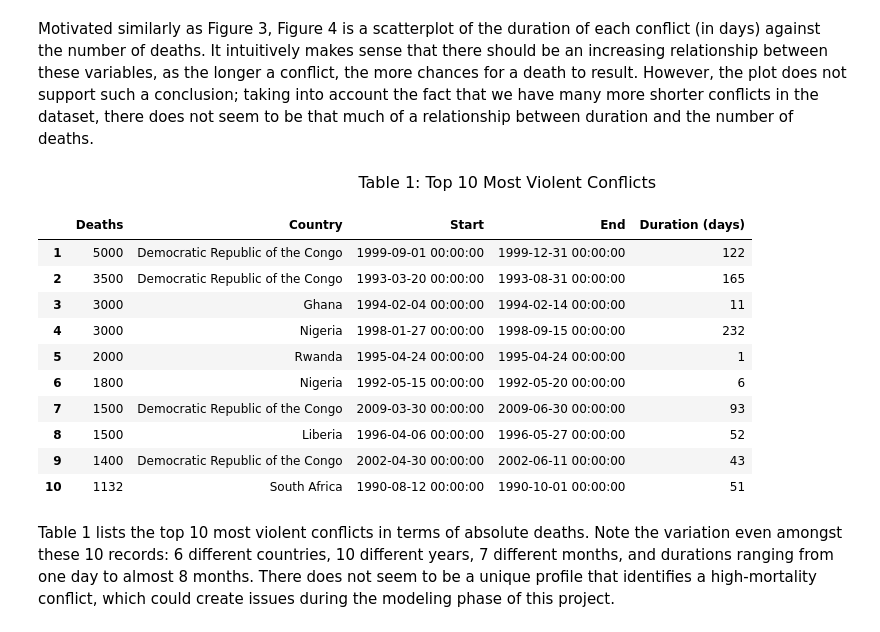
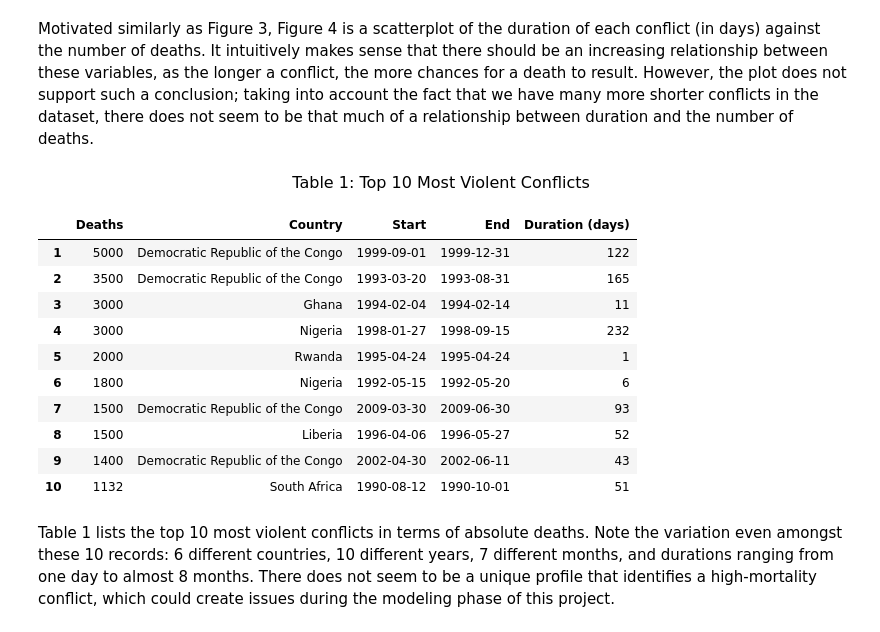
Before and after one commit to boyasm/STAT-222, a Jupyter notebook: Boyas 222 Project.ipynb, the cells around one changed output. Cells and saved outputs as stored; diff of their text form; code cells hidden in the pictures.

Commit message:
table1 cut dates

```diff
--- a/Boyas 222 Project.ipynb
+++ b/Boyas 222 Project.ipynb
@@ -390,26 +390,28 @@ Motivated similarly as Figure 3, Figure 4 is a scatterplot of the duration of ea
 # %%
 #top 10 most violent conflicts table
 noNan = scad[~np.isnan(scad.ndeath)]
 top10 = noNan.sort(column='ndeath', ascending=False)[0:10]
 top10 = top10[['ndeath', 'countryname', 'startdate', 'enddate', 'duration']]
 top10.index = range(1,11,1)
+top10.startdate = top10['startdate'].map(lambda x:str(x)[:10])
+top10.enddate = top10['enddate'].map(lambda x:str(x)[:10])
 top10.columns = ['Deaths', 'Country', 'Start', 'End', 'Duration (days)']
 space = '&nbsp;'
-display(HTML("<left>" + "<font size=3>" + space*63 + 'Table 1: Top 10 Most Violent Conflicts' + "</font>" + "</left>"))
+display(HTML("<left>" + "<font size=3>" + space*50 + 'Table 1: Top 10 Most Violent Conflicts' + "</font>" + "</left>"))
 top10
 # %% [output]
 Table 1: Top 10 Most Violent Conflicts
 |  | Deaths | Country | Start | End | Duration (days) |
-| 1 | 5000 | Democratic Republic of the Congo | 1999-09-01 00:00:00 | 1999-12-31 00:00:00 | 122 |
-| 2 | 3500 | Democratic Republic of the Congo | 1993-03-20 00:00:00 | 1993-08-31 00:00:00 | 165 |
-| 3 | 3000 | Ghana | 1994-02-04 00:00:00 | 1994-02-14 00:00:00 | 11 |
-| 4 | 3000 | Nigeria | 1998-01-27 00:00:00 | 1998-09-15 00:00:00 | 232 |
-| 5 | 2000 | Rwanda | 1995-04-24 00:00:00 | 1995-04-24 00:00:00 | 1 |
-| 6 | 1800 | Nigeria | 1992-05-15 00:00:00 | 1992-05-20 00:00:00 | 6 |
-| 7 | 1500 | Democratic Republic of the Congo | 2009-03-30 00:00:00 | 2009-06-30 00:00:00 | 93 |
-| 8 | 1500 | Liberia | 1996-04-06 00:00:00 | 1996-05-27 00:00:00 | 52 |
-| 9 | 1400 | Democratic Republic of the Congo | 2002-04-30 00:00:00 | 2002-06-11 00:00:00 | 43 |
-| 10 | 1132 | South Africa | 1990-08-12 00:00:00 | 1990-10-01 00:00:00 | 51 |
+| 1 | 5000 | Democratic Republic of the Congo | 1999-09-01 | 1999-12-31 | 122 |
+| 2 | 3500 | Democratic Republic of the Congo | 1993-03-20 | 1993-08-31 | 165 |
+| 3 | 3000 | Ghana | 1994-02-04 | 1994-02-14 | 11 |
+| 4 | 3000 | Nigeria | 1998-01-27 | 1998-09-15 | 232 |
+| 5 | 2000 | Rwanda | 1995-04-24 | 1995-04-24 | 1 |
+| 6 | 1800 | Nigeria | 1992-05-15 | 1992-05-20 | 6 |
+| 7 | 1500 | Democratic Republic of the Congo | 2009-03-30 | 2009-06-30 | 93 |
+| 8 | 1500 | Liberia | 1996-04-06 | 1996-05-27 | 52 |
+| 9 | 1400 | Democratic Republic of the Congo | 2002-04-30 | 2002-06-11 | 43 |
+| 10 | 1132 | South Africa | 1990-08-12 | 1990-10-01 | 51 |
 # %% [markdown]
 Table 1 lists the top 10 most violent conflicts in terms of absolute deaths.  Note the variation even amongst these 10 records: 6 different countries, 10 different years, 7 different months, and durations ranging from one day to almost 8 months.  There does not seem to be a unique profile that identifies a high-mortality conflict, which could create issues during the modeling phase of this project.
 # %%
```
